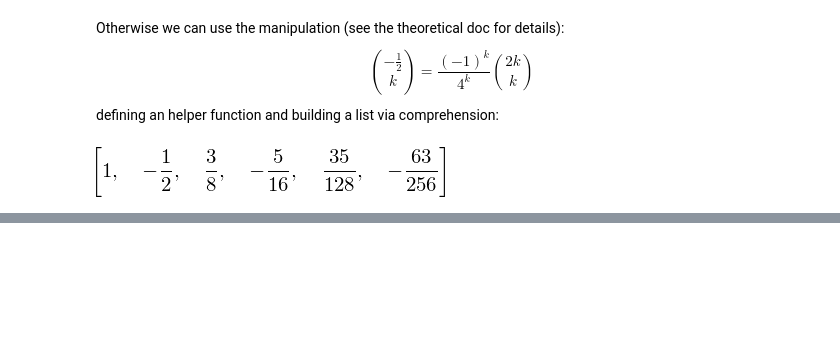
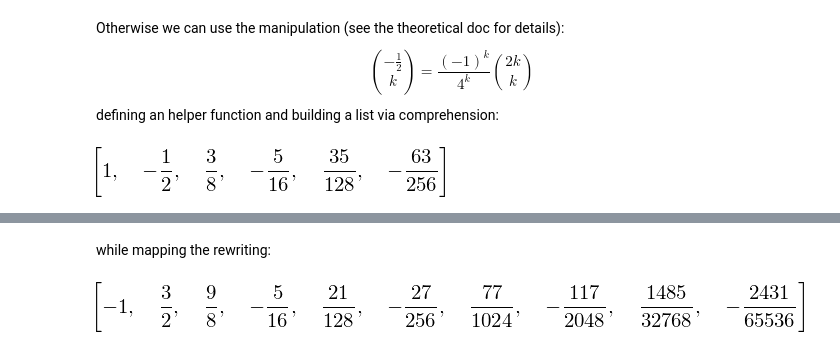
Before and after one commit to massimo-nocentini/pacc, a Jupyter notebook: sympy-notebook/Analysis of Algorithms.ipynb, the cells around one changed output, grey strips where cells are left out. Cells and saved outputs as stored; diff of their text form; code cells hidden in the pictures; blank space fills up the shorter version.

Commit message:
Add three interesting example about convolution in generating function section.

```diff
--- a/sympy-notebook/Analysis of Algorithms.ipynb
+++ b/sympy-notebook/Analysis of Algorithms.ipynb
@@ -118,0 +134,7 @@ def helper(k): return ((-1)**k / 4**k)*binomial(2*k, k)
+# %% [markdown]
+while mapping the rewriting:
+# %%
+def three_over_two_choose_k(k): return ((-1)**k *3*binomial(2*k, k))/(4**k*(2*k-3))
+[three_over_two_choose_k(Rational(k,1)) for k in range(10)]
+# %% [output]
+[figure, added]
```
Also changed, not shown: parts of 25 cells of this notebook, 2 other files.
